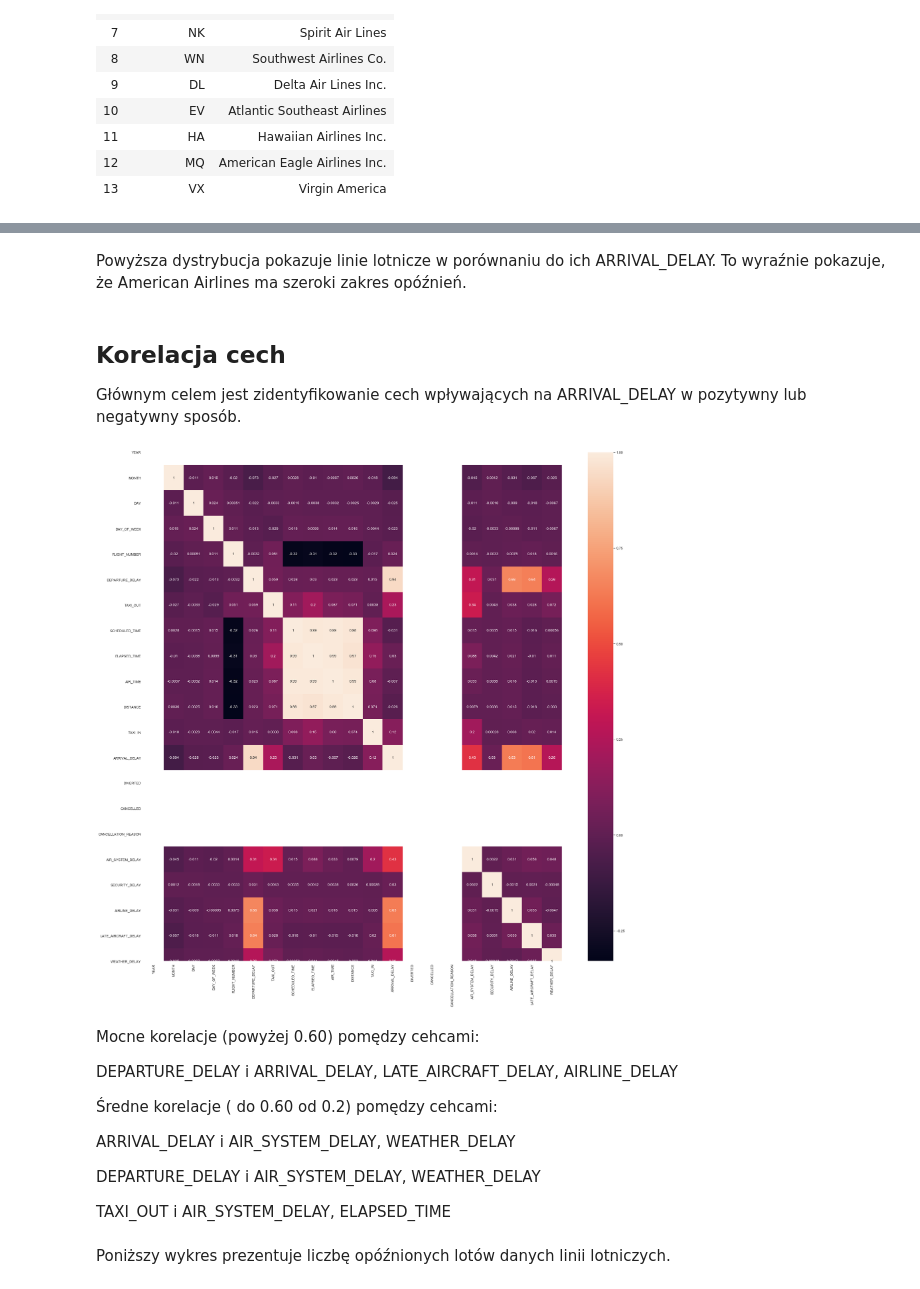
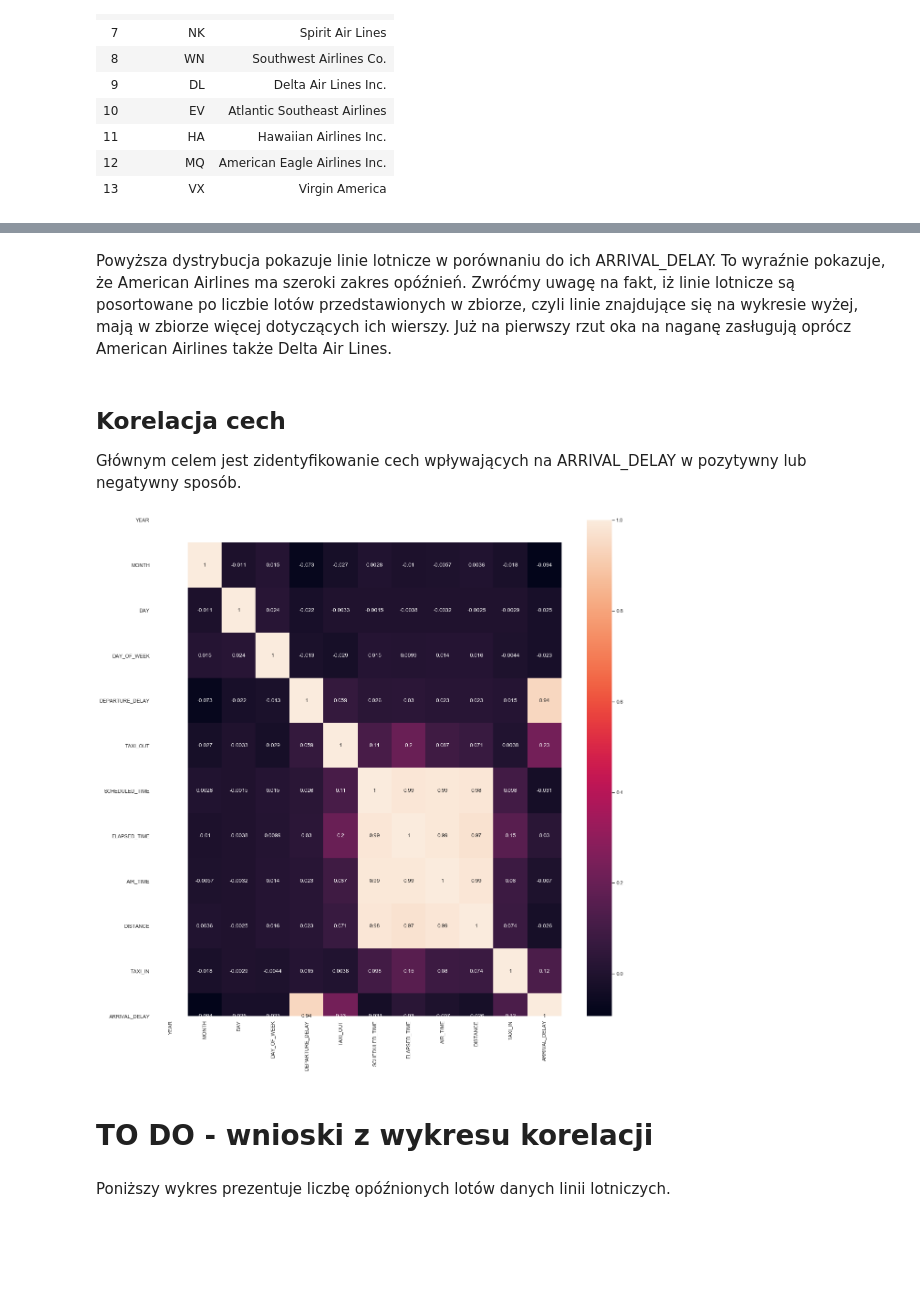
Before and after one commit to knigawkl/flight-delay-prediction, a Jupyter notebook: flight-delay-prediction.ipynb, the cells around one changed output, grey strips where cells are left out. Drawn from its saved outputs; the diff is of its cells as text; code cells hidden in the pictures; blank space fills up the shorter version.

```diff
--- a/flight-delay-prediction.ipynb
+++ b/flight-delay-prediction.ipynb
@@ -289,6 +430,0 @@ NaN = 0 A = 1 B = 2 C = 3 D = 4
-# %%
-flights.loc[flights['CANCELLATION_REASON'] == 'A', 'CANCELLATION_REASON'] = 1
-flights.loc[flights['CANCELLATION_REASON'] == 'B', 'CANCELLATION_REASON'] = 2
-flights.loc[flights['CANCELLATION_REASON'] == 'C', 'CANCELLATION_REASON'] = 3
-flights.loc[flights['CANCELLATION_REASON'] == 'D', 'CANCELLATION_REASON'] = 4
-flights['CANCELLATION_REASON'] = flights['CANCELLATION_REASON'].fillna(0)
@@ -314,0 +453,2 @@ dtype: int64
+# %%
+flights = flights.drop('DIVERTED', 1)
@@ -314,0 +479,2 @@ dtype: int64
+# %%
+flights = flights.drop('FLIGHT_NUMBER', 1)
@@ -417,0 +516,6 @@ flights.loc[:,'AIRLINE':'WEATHER_DELAY'].describe()
+# %%
+flights = flights.drop('WEATHER_DELAY', 1)
+flights = flights.drop('AIR_SYSTEM_DELAY', 1)
+flights = flights.drop('SECURITY_DELAY', 1)
+flights = flights.drop('AIRLINE_DELAY', 1)
+flights = flights.drop('LATE_AIRCRAFT_DELAY', 1)
@@ -488,28 +598,18 @@ plt.show()
 # %% [markdown]
-Powyższa dystrybucja pokazuje linie lotnicze w porównaniu do ich ARRIVAL_DELAY. To wyraźnie pokazuje, że American Airlines ma szeroki zakres opóźnień.
+Powyższa dystrybucja pokazuje linie lotnicze w porównaniu do ich ARRIVAL_DELAY. To wyraźnie pokazuje, że American Airlines ma szeroki zakres opóźnień. Zwróćmy uwagę na fakt, iż linie lotnicze są posortowane po liczbie lotów przedstawionych w zbiorze, czyli linie znajdujące się na wykresie wyżej, mają w zbiorze więcej dotyczących ich wierszy. Już na pierwszy rzut oka na naganę zasługują oprócz American Airlines także Delta Air Lines.
 # %% [markdown]
 ## Korelacja cech
 
 Głównym celem jest zidentyfikowanie cech wpływających na ARRIVAL_DELAY w pozytywny lub negatywny sposób.
 # %%
 del_corr =flights.corr()
-f, ax = plt.subplots(figsize=(30, 30))
+f, ax = plt.subplots(figsize=(20, 20))
 sns.heatmap(del_corr,annot=True)
 plt.show()
 # %% [output]
-[figure, old version]
+[figure, new version]
-# %% [markdown]
-Mocne korelacje (powyżej 0.60) pomędzy cehcami:
-
-DEPARTURE_DELAY i ARRIVAL_DELAY, LATE_AIRCRAFT_DELAY, AIRLINE_DELAY
-
-Średne korelacje ( do 0.60 od 0.2) pomędzy cehcami:
-
-ARRIVAL_DELAY i AIR_SYSTEM_DELAY, WEATHER_DELAY
-
-DEPARTURE_DELAY i AIR_SYSTEM_DELAY, WEATHER_DELAY
-
-TAXI_OUT i AIR_SYSTEM_DELAY, ELAPSED_TIME
+# %% [markdown]
+# TO DO - wnioski z wykresu korelacji
 # %% [markdown]
 Poniższy wykres prezentuje liczbę opóźnionych lotów danych linii lotniczych.
 # %%
```
Also changed, not shown: parts of 116 cells of this notebook.
